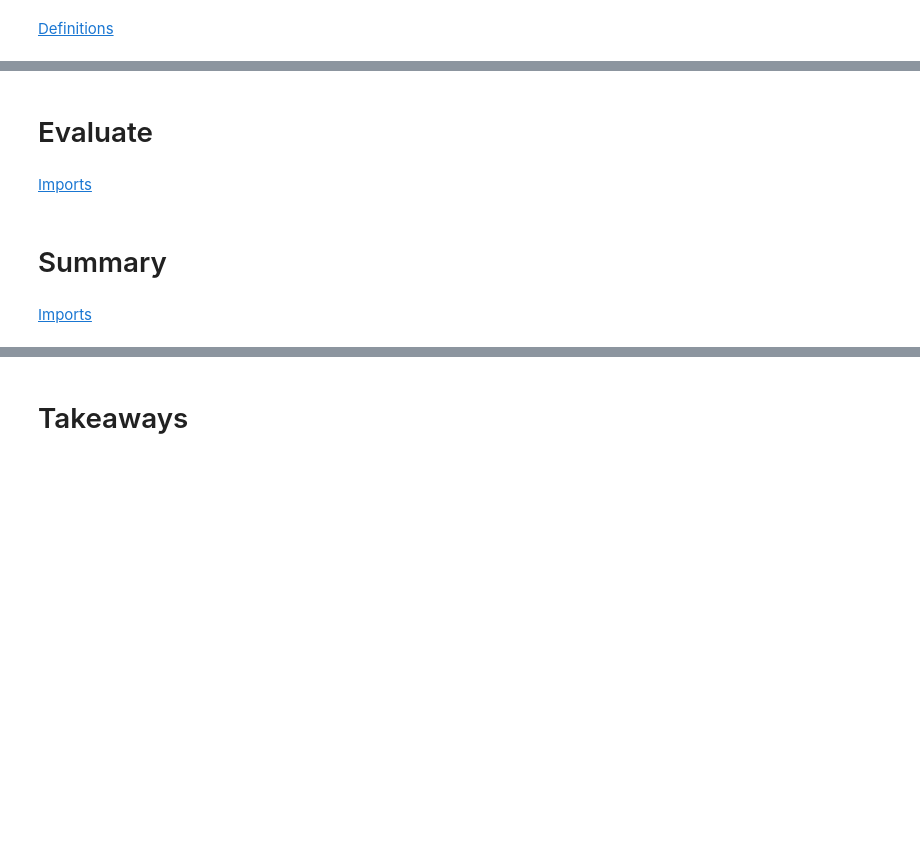
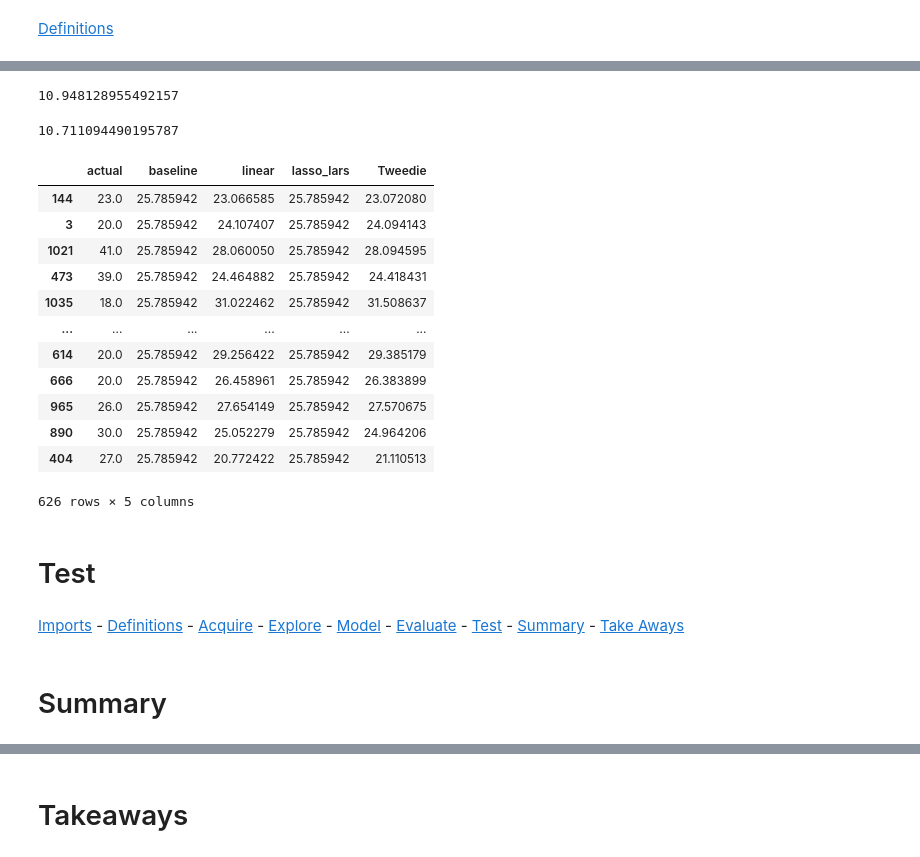
Before and after one commit to manuelparra1/individual-project, a Jupyter notebook: spotify_hot_100_2.ipynb, the cells around one changed output, grey strips where cells are left out. Cells and saved outputs as stored; diff of their text form; code cells hidden in the pictures; blank space fills up the shorter version.

```diff
--- a/spotify_hot_100_2.ipynb
+++ b/spotify_hot_100_2.ipynb
@@ -395,0 +570,9 @@ X_test_scaled = dummies(X_test_scaled,to_dummies)
+# %%
+# Specific Scaling for Lasso Lars
+X_train_lasso_scale = scale_data(X_train,mode="standard")
+X_train_lasso_scale = dummies(X_train_lasso_scale,to_dummies)
+
+# Lasso Lars Model
+lars = LassoLars(alpha=1.0)
+lars.fit(X_train_lasso_scale, y_train)
+preds['lasso_lars'] = lars.predict(X_train_lasso_scale)
@@ -396 +593,6 @@ X_test_scaled = dummies(X_test_scaled,to_dummies)
+# %%
+# Tweedie Model
+glm = TweedieRegressor(power=1, alpha=0)
+glm.fit(X_train_scaled, y_train)
+preds['Tweedie'] = glm.predict(X_train_scaled)
 # %% [markdown]
@@ -425,5 +604,5 @@ rfe_ranks_df.sort_values('Rank').head(3)
 # %%
 # Baseline
-preds = pd.DataFrame({'actual': train_y})
-preds['baseline'] = train_y.mean()
+preds['actual'] = y_train
+preds['baseline'] = y_train.mean()
 # %%
@@ -431,8 +613,3 @@ print(f"Baseline RMSE = {(sqrt(mean_squared_error(preds['actual'], preds['baseli
-# %%
-# Linear Model
-lm = LinearRegression()
-lm.fit(train_X, train_y)
-preds['linear'] = lm.predict(train_X)
 # %%
 # Linear RMSE Metric
 sqrt(mean_squared_error(preds['actual'], preds['linear']))
@@ -439,8 +618,32 @@ sqrt(mean_squared_error(preds['actual'], preds['linear']))
+# %%
+#  RMSE Metric
+sqrt(mean_squared_error(preds['actual'], preds['lasso_lars']))
+# %% [output]
+10.948128955492157
+# %%
+#  RMSE Metric
+sqrt(mean_squared_error(preds['actual'], preds['Tweedie']))
+# %% [output]
+10.711094490195787
+# %%
+preds
+# %% [output]
+|  | actual | baseline | linear | lasso_lars | Tweedie |
+| 144 | 23.0 | 25.785942 | 23.066585 | 25.785942 | 23.072080 |
+| 3 | 20.0 | 25.785942 | 24.107407 | 25.785942 | 24.094143 |
+| 1021 | 41.0 | 25.785942 | 28.060050 | 25.785942 | 28.094595 |
+| 473 | 39.0 | 25.785942 | 24.464882 | 25.785942 | 24.418431 |
+| 1035 | 18.0 | 25.785942 | 31.022462 | 25.785942 | 31.508637 |
+| ... | ... | ... | ... | ... | ... |
+| 614 | 20.0 | 25.785942 | 29.256422 | 25.785942 | 29.385179 |
+| 666 | 20.0 | 25.785942 | 26.458961 | 25.785942 | 26.383899 |
+| 965 | 26.0 | 25.785942 | 27.654149 | 25.785942 | 27.570675 |
+| 890 | 30.0 | 25.785942 | 25.052279 | 25.785942 | 24.964206 |
+| 404 | 27.0 | 25.785942 | 20.772422 | 25.785942 | 21.110513 |
+626 rows × 5 columns
 # %% [markdown]
-# Evaluate <a id="evaluate"></a>
+# Test <a id="test"></a>
-# %% [markdown]
-[Imports](#functions)
+# %% [markdown]
+[Imports](#imports) - [Definitions](#definitions) - [Acquire](#acquire) - [Explore](#explore)  -  [Model](#model)  -  [Evaluate](#evaluate)  -  [Test](#test)  -  [Summary](#summary)  -  [Take Aways](#takeaways)
 # %% [markdown]
 # Summary <a id="summary"></a>
-# %% [markdown]
-[Imports](#functions)
```
Also changed, not shown: parts of 62 cells of this notebook, 2 other files.
